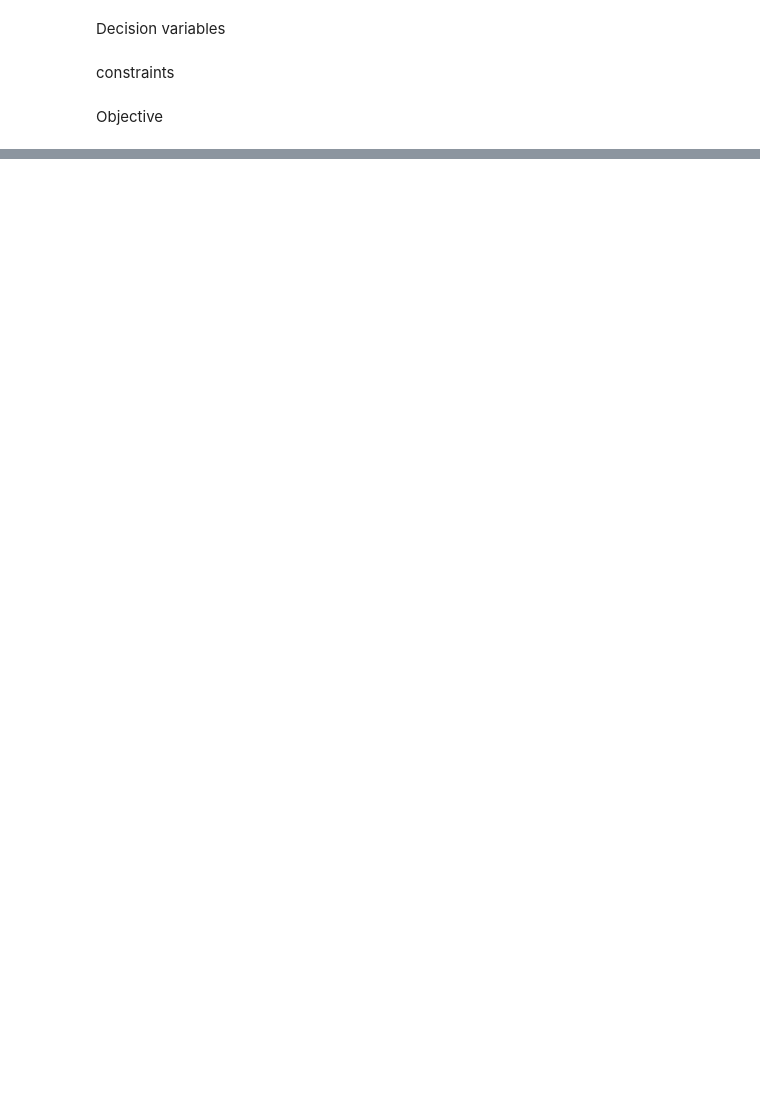
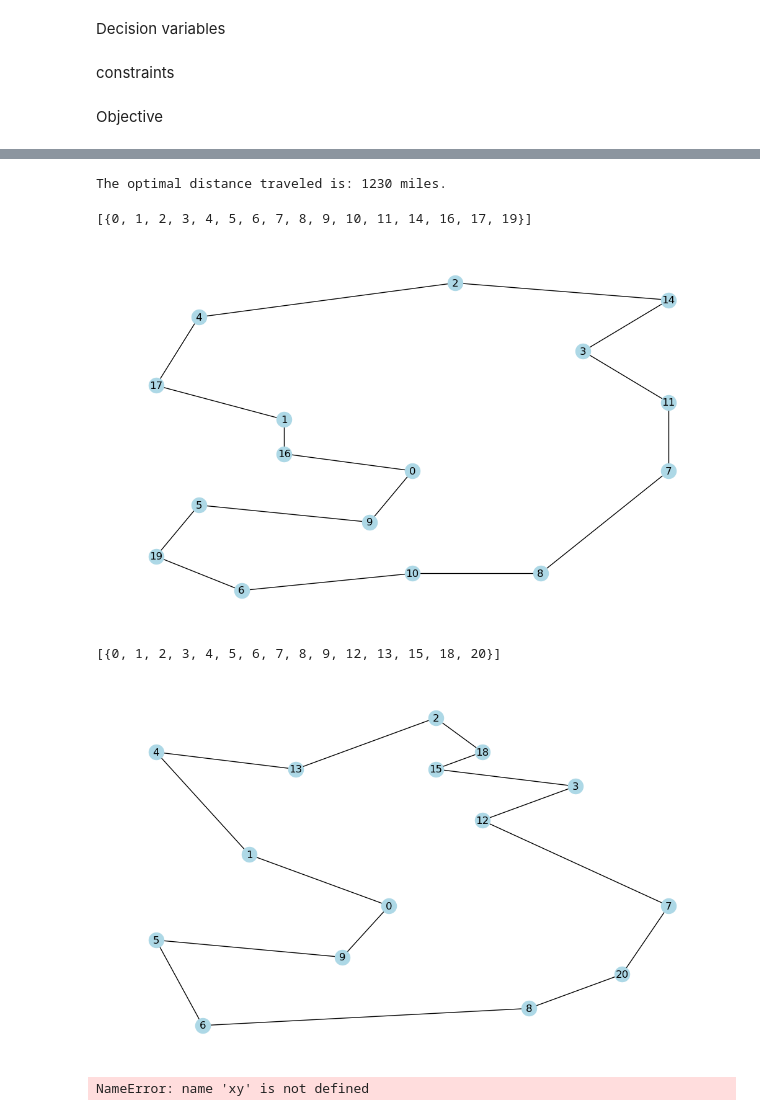
Before and after one commit to rlacjfjin/Model-Building-in-Mathematical-Programming, a Jupyter notebook: notebook/milk collection.ipynb, the cells around one changed output, grey strips where cells are left out. Saved outputs shown, nothing was run; the diff lists cells and outputs as text; code cells hidden in the pictures; blank space fills up the shorter version.

Commit message:
add milk collection and routing

```diff
--- a/notebook/milk collection.ipynb
+++ b/notebook/milk collection.ipynb
@@ -87,8 +111,3 @@ for i in otherDay:
-# %%
-# Other day constraints: two edges incident to an other day farm on tour of day type 'k'.
-for i in otherDay:
-    for k in dayType:
-        m.addCons(scip.quicksum(x[(i,j,k)] for j in farms if (i,j) in edges) == 2*y[(i,k)])
 # %%
 # Tanker capacity constraint.
 for k in dayType:
@@ -97,3 +116,15 @@ for k in dayType:
 # Other day farms are visited on day type 1 or 2.
 for i in otherDay:
     m.addCons(scip.quicksum(y[(i,k)] for k in dayType) == 1)
+# %%
+# 1. Every day constraints: two edges incident to an every day farm on tour of day type 'k'.
+for i in everyDay:
+    for k in dayType:
+        m.addCons(scip.quicksum(x[(i,j,k)] for j in farms if j>i) +
+                  scip.quicksum(x[(j,i,k)] for j in farms if j<i) == 2 )
+# %%
+# Other day constraints: two edges incident to an other day farm on tour of day type 'k'.
+for i in otherDay:
+    for k in dayType:
+        m.addCons(scip.quicksum(x[(i,j,k)] for j in farms if j>i) +
+          scip.quicksum(x[(j,i,k)] for j in farms if j<i) == 2*y[(i,k)] )
@@ -113,0 +262,39 @@ m.getStatus()
+# %%
+print(f"The optimal distance traveled is: {10*round(m.getObjVal())} miles.")
+# %% [output]
+The optimal distance traveled is: 1230 miles.
+# %%
+sol = m.getBestSol()
+for k in dayType:
+    # Collect the edges: if the value of x[i,j] is 1, then the edge (i,j) is in the solution
+    edges = []
+    for i in farms:
+        for j in farms:
+            if j > i:
+                if m.getSolVal(sol, x[(i,j,k)]) > 0.5: # variable is binary so > 0.5 --> is 1
+                    edges.append( (i,j) )
+    # make figure look nicer
+    plt.figure(figsize=(10,6), dpi=100)
+
+    # create empty graph
+    optgraph = networkx.Graph()
+
+    # add edges
+    optgraph.add_edges_from(edges)
+    components = list(networkx.connected_components(optgraph))
+
+    print(components)
+    # draw the nodes, with labels in the position xy (see when we read the instance)
+    networkx.draw(optgraph, node_size=300, pos=xy, with_labels=True, node_color='lightblue')
+
+    # show drawing
+    plt.show()
+# %% [output]
+[{0, 1, 2, 3, 4, 5, 6, 7, 8, 9, 10, 11, 14, 16, 17, 19}]
+[figure, added]
+[{0, 1, 2, 3, 4, 5, 6, 7, 8, 9, 12, 13, 15, 18, 20}]
+[figure, added]
+# %%
+xy
+# %% [output]
+NameError: name 'xy' is not defined
```
Also changed, not shown: parts of 13 cells of this notebook, 4 other files.
